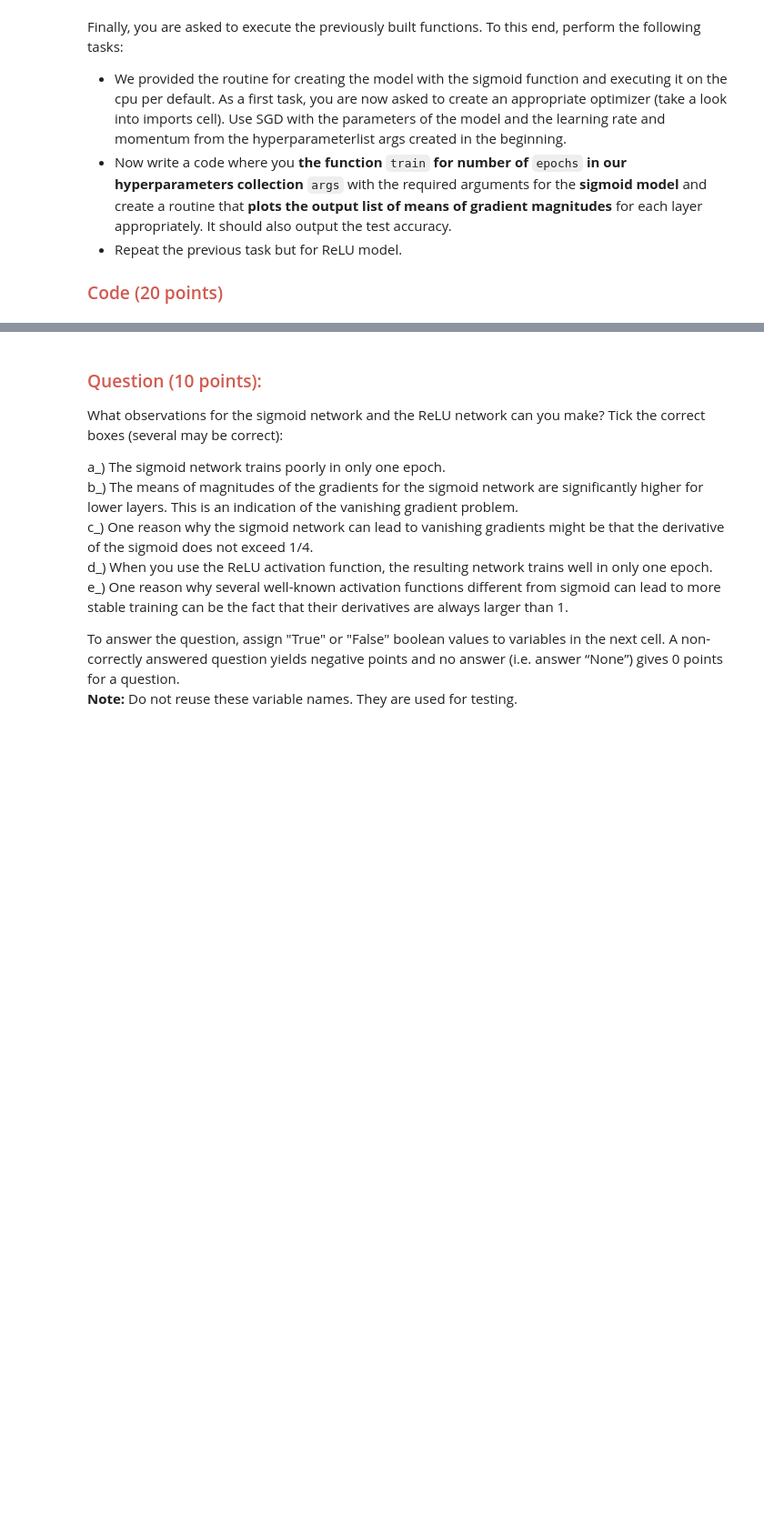
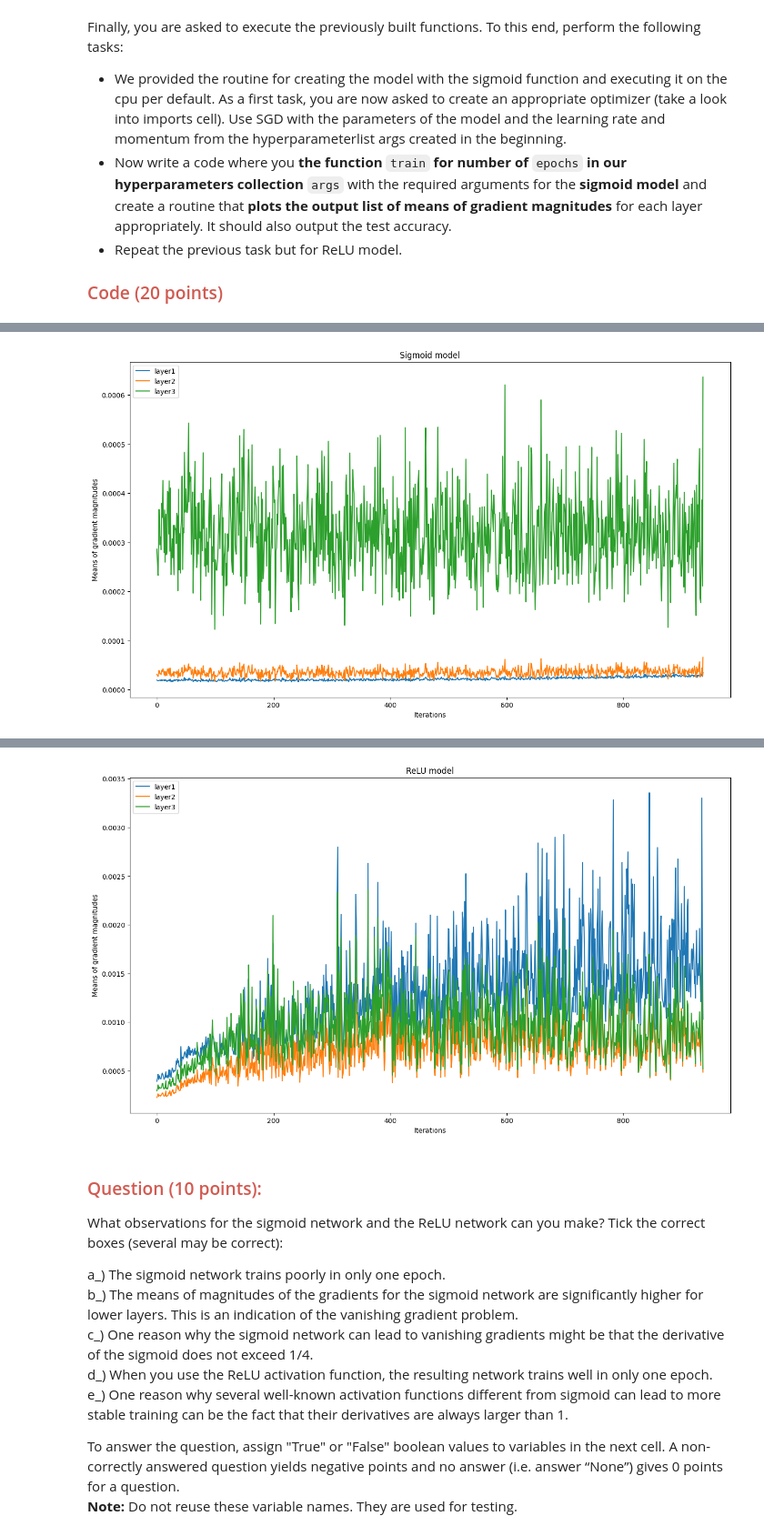
Before and after one commit to StefanHaslhofer/MachineLearningSupervised, a Jupyter notebook: Assignment7/Assignment_7_StefanHaslhofer_11908757.ipynb, the cells around one changed output, grey strips where cells are left out. Shown at 91% size. Cells and saved outputs as stored; diff of their text form; code cells hidden in the pictures; blank space fills up the shorter version.

```diff
--- a/Assignment7/Assignment_7_StefanHaslhofer_11908757.ipynb
+++ b/Assignment7/Assignment_7_StefanHaslhofer_11908757.ipynb
@@ -383,10 +399,20 @@ class ANN_relu(nn.Module):
 
     ## Solution start
     def __init__(self, D_in, D_out):
-        pass
+        super(ANN_relu, self).__init__()
+        self.linear1 = nn.Linear(D_in, 512)
+        self.linear2 = nn.Linear(512, 1024)
+        self.linear3 = nn.Linear(1024, 512)
+        self.linear4 = nn.Linear(512, D_out)
 
     def forward(self, x):
-        pass
+        x = self.linear1(x)
+        x = torch.relu(x)
+        x = self.linear2(x)
+        x = torch.relu(x)
+        x = self.linear3(x)
+        x = torch.relu(x)
+        x = self.linear4(x)
     ## Solution end
 
         return F.log_softmax(x, dim=1)
@@ -462,22 +488,41 @@ print("<<< Sigmoid >>>\n")
 model = ANN_sigmoid(input_dim, output_dim).to(device)
 
 #please use only predefined variables names
-optimizer = None #define SGD optimizer
-epochs_range = None #range you will iterate over
+optimizer = optim.SGD(model.parameters(), lr=args.lr, momentum=args.momentum) #define SGD optimizer
+epochs_range = range(args.epochs) #range you will iterate over
 
 for epoch in epochs_range:
     grads1_list, grads2_list, grads3_list = train(args, model, device, train_loader, optimizer, epoch)
 
     #plot here together 3 different magnitudes
-    plt.figure(figsize=(16,9))
+    plt.figure(figsize=(16, 9))
+    plt.title('Sigmoid model')
+    plt.xlabel('Iterations')
+    plt.ylabel('Means of gradient magnitudes')
+    plt.plot(range(len(grads1_list)), grads1_list, label='layer1')
+    plt.plot(range(len(grads2_list)), grads2_list, label='layer2')
+    plt.plot(range(len(grads3_list)), grads3_list, label='layer3')
+    plt.legend()
+    plt.show()
 
     #now test your model
 
 ######################################################################################
 print("<<< ReLU >>>\n")
-model = None #define your ReLU model
-optimizer = None #redefine SGD optimizer
+model = ANN_relu(input_dim, output_dim).to(device) #define your ReLU model
+optimizer = optim.SGD(model.parameters(), lr=args.lr, momentum=args.momentum) #redefine SGD optimizer
 
 for epoch in epochs_range:
     #repeat operations of the loop above, but for ReLU model
-    pass
+    grads1_list, grads2_list, grads3_list = train(args, model, device, train_loader, optimizer, epoch)
+
+    plt.figure(figsize=(16, 9))
+    plt.title('ReLU model')
+    plt.xlabel('Iterations')
+    plt.ylabel('Means of gradient magnitudes')
+    plt.plot(range(len(grads1_list)), grads1_list, label='layer1')
+    plt.plot(range(len(grads2_list)), grads2_list, label='layer2')
+    plt.plot(range(len(grads3_list)), grads3_list, label='layer3')
+    plt.legend()
+    plt.show()
+# %% [output]
@@ -483,0 +543 @@ for epoch in epochs_range:
+[figure, added]
@@ -484,3 +558,4 @@ for epoch in epochs_range:
+[figure, added]
 # %% [markdown]
 <h3 style="color:rgb(210,90,80)">Question (10 points):</h3>
 
```
Also changed, not shown: parts of 5 cells of this notebook, 1 other file.
